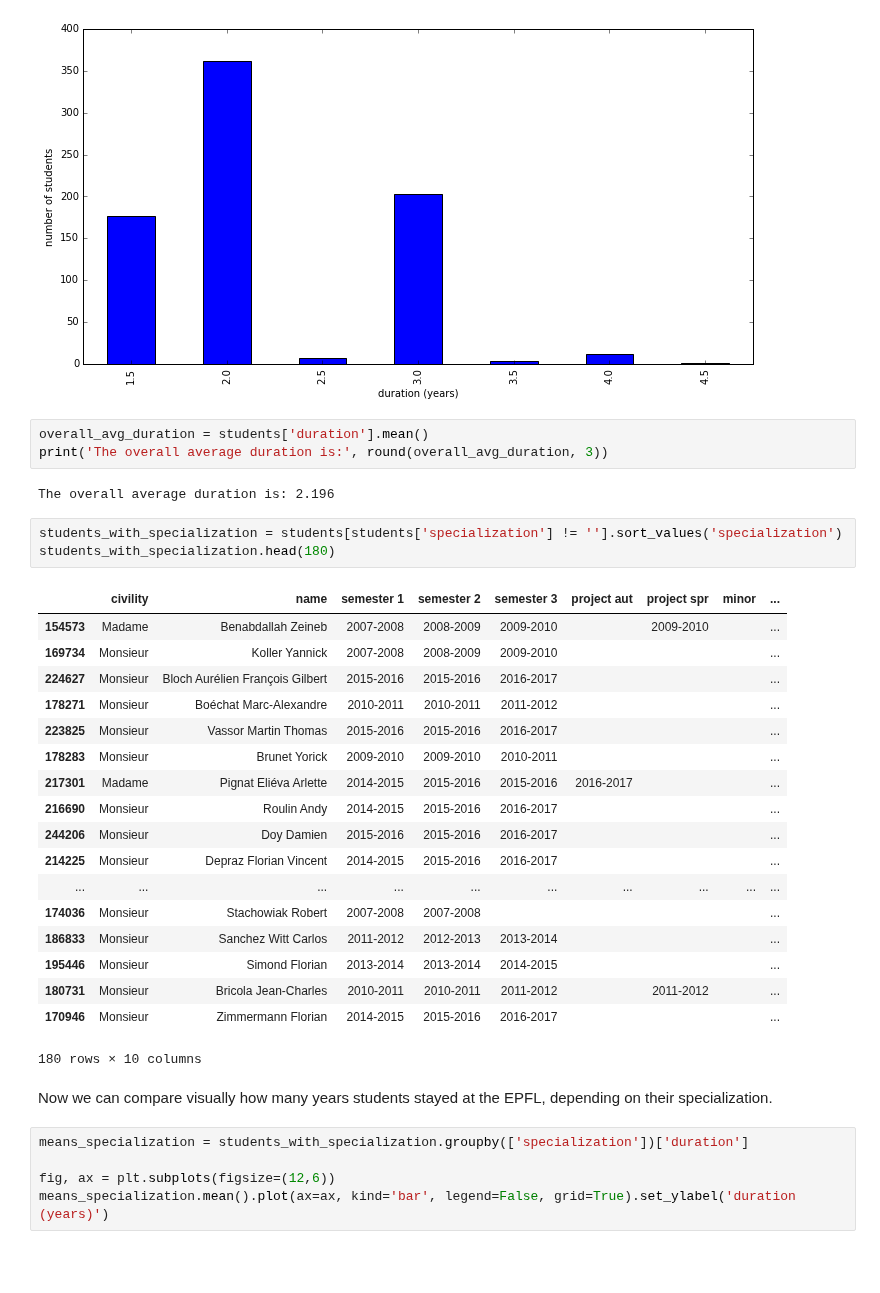
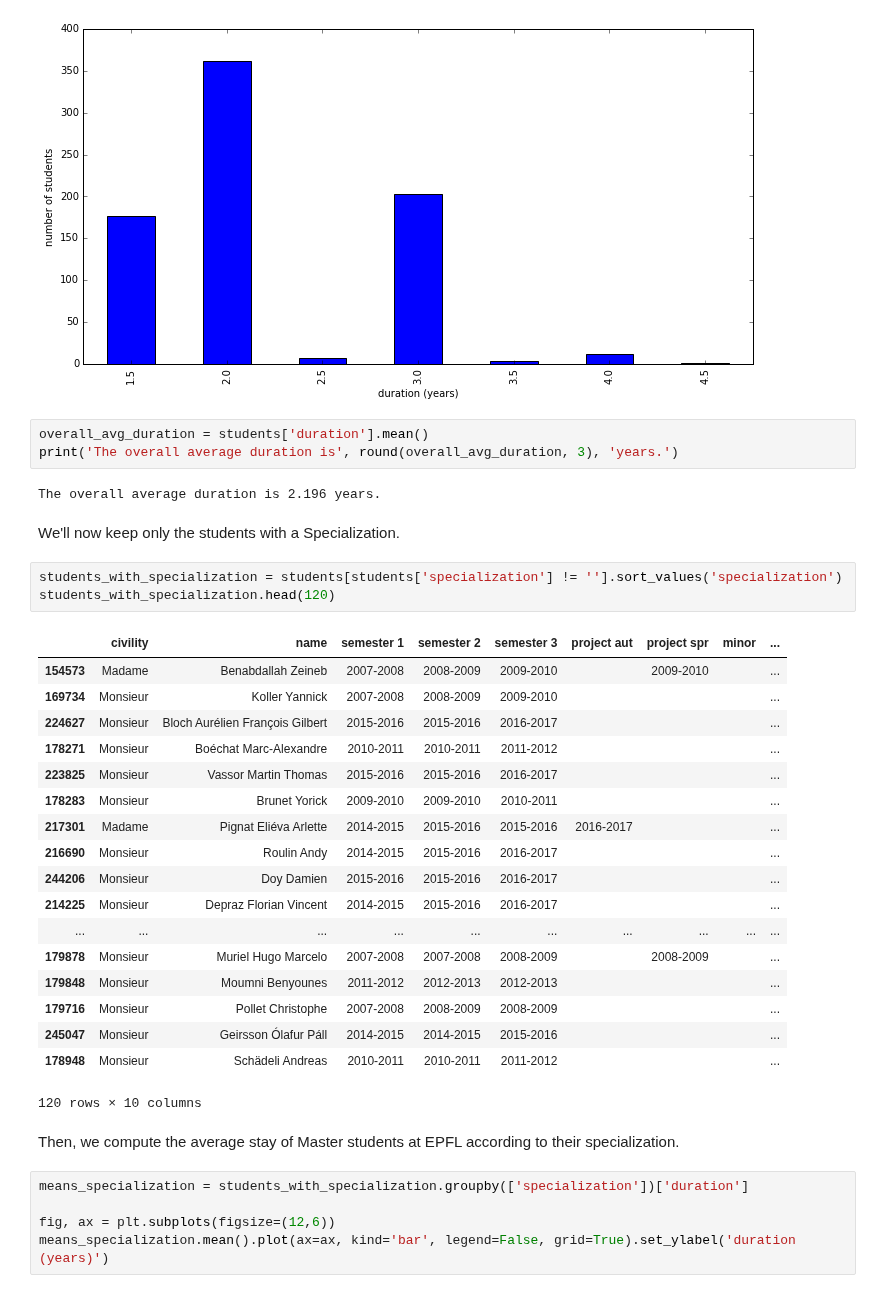
Before and after one commit to Symsystem/adaepflHomework, a Jupyter notebook: 02 - Data from the Web/Data from the web.ipynb, the cells around one changed output. Drawn from its saved outputs; the diff is of its cells as text; blank space fills up the shorter version.

```diff
--- a/02 - Data from the Web/Data from the web.ipynb
+++ b/02 - Data from the Web/Data from the web.ipynb
@@ -389,33 +384,35 @@ ax.set(xlabel='duration (years)', ylabel='number of students')
 [figure]
 # %%
 overall_avg_duration = students['duration'].mean()
-print('The overall average duration is:', round(overall_avg_duration, 3))
+print('The overall average duration is', round(overall_avg_duration, 3), 'years.')
 # %% [output]
-The overall average duration is: 2.196
+The overall average duration is 2.196 years.
+# %% [markdown]
+We'll now keep only the students with a Specialization.
 # %%
 students_with_specialization = students[students['specialization'] != ''].sort_values('specialization')
-students_with_specialization.head(180)
+students_with_specialization.head(120)
 # %% [output]
 |  | civility | name | semester 1 | semester 2 | semester 3 | project aut | project spr | minor | ... |
 | 154573 | Madame | Benabdallah Zeineb | 2007-2008 | 2008-2009 | 2009-2010 |  | 2009-2010 |  | ... |
 | 169734 | Monsieur | Koller Yannick | 2007-2008 | 2008-2009 | 2009-2010 |  |  |  | ... |
 | 224627 | Monsieur | Bloch Aurélien François Gilbert | 2015-2016 | 2015-2016 | 2016-2017 |  |  |  | ... |
 | 178271 | Monsieur | Boéchat Marc-Alexandre | 2010-2011 | 2010-2011 | 2011-2012 |  |  |  | ... |
 | 223825 | Monsieur | Vassor Martin Thomas | 2015-2016 | 2015-2016 | 2016-2017 |  |  |  | ... |
 | 178283 | Monsieur | Brunet Yorick | 2009-2010 | 2009-2010 | 2010-2011 |  |  |  | ... |
 | 217301 | Madame | Pignat Eliéva Arlette | 2014-2015 | 2015-2016 | 2015-2016 | 2016-2017 |  |  | ... |
 | 216690 | Monsieur | Roulin Andy | 2014-2015 | 2015-2016 | 2016-2017 |  |  |  | ... |
 | 244206 | Monsieur | Doy Damien | 2015-2016 | 2015-2016 | 2016-2017 |  |  |  | ... |
 | 214225 | Monsieur | Depraz Florian Vincent | 2014-2015 | 2015-2016 | 2016-2017 |  |  |  | ... |
 | ... | ... | ... | ... | ... | ... | ... | ... | ... | ... |
-| 174036 | Monsieur | Stachowiak Robert | 2007-2008 | 2007-2008 |  |  |  |  | ... |
-| 186833 | Monsieur | Sanchez Witt Carlos | 2011-2012 | 2012-2013 | 2013-2014 |  |  |  | ... |
-| 195446 | Monsieur | Simond Florian | 2013-2014 | 2013-2014 | 2014-2015 |  |  |  | ... |
-| 180731 | Monsieur | Bricola Jean-Charles | 2010-2011 | 2010-2011 | 2011-2012 |  | 2011-2012 |  | ... |
-| 170946 | Monsieur | Zimmermann Florian | 2014-2015 | 2015-2016 | 2016-2017 |  |  |  | ... |
+| 179878 | Monsieur | Muriel Hugo Marcelo | 2007-2008 | 2007-2008 | 2008-2009 |  | 2008-2009 |  | ... |
+| 179848 | Monsieur | Moumni Benyounes | 2011-2012 | 2012-2013 | 2012-2013 |  |  |  | ... |
+| 179716 | Monsieur | Pollet Christophe | 2007-2008 | 2008-2009 | 2008-2009 |  |  |  | ... |
+| 245047 | Monsieur | Geirsson Ólafur Páll | 2014-2015 | 2014-2015 | 2015-2016 |  |  |  | ... |
+| 178948 | Monsieur | Schädeli Andreas | 2010-2011 | 2010-2011 | 2011-2012 |  |  |  | ... |
-180 rows × 10 columns
+120 rows × 10 columns
-# %% [markdown]
-Now we can compare visually how many years students stayed at the EPFL, depending on their specialization.
+# %% [markdown]
+Then, we compute the average stay of Master students at EPFL according to their specialization.
 # %%
 means_specialization = students_with_specialization.groupby(['specialization'])['duration']
 
```
Also changed, not shown: parts of 25 cells of this notebook.
